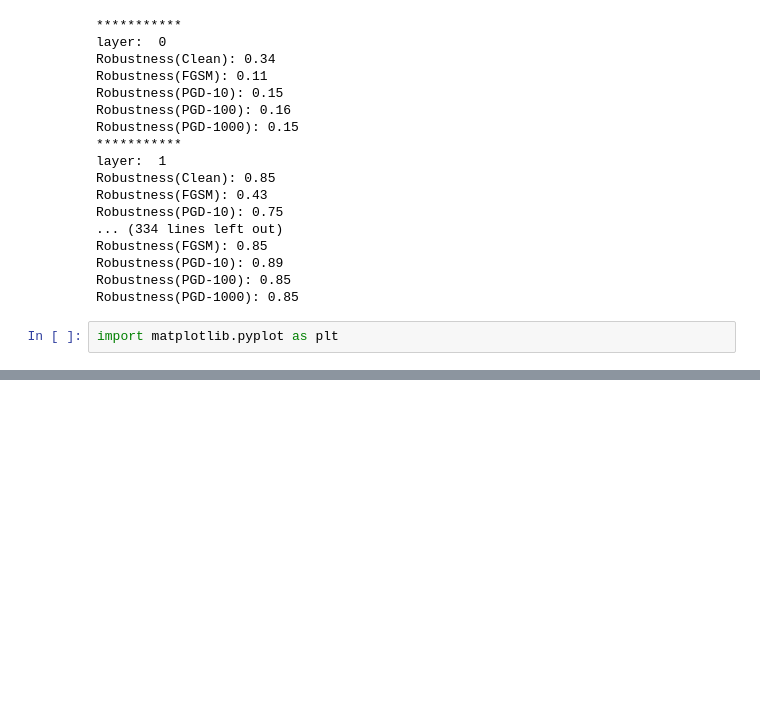
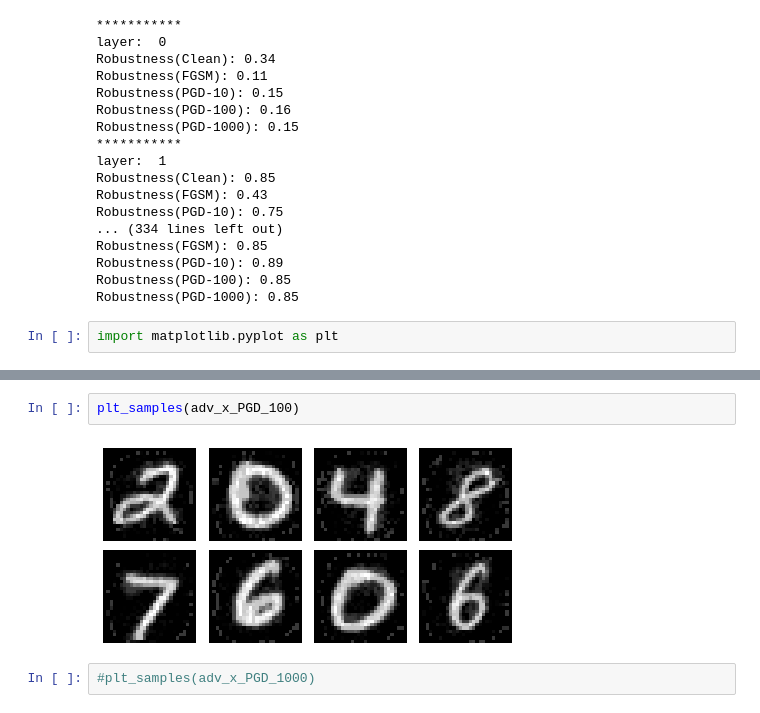
Before and after one commit to jacsaddict/ntk-adversarial-attack, a Jupyter notebook: adversarial-attack-col-wise-mnist-dense.ipynb, the cells around one changed output, grey strips where cells are left out. Drawn from its saved outputs; the diff is of its cells as text; blank space fills up the shorter version.

```diff
--- a/adversarial-attack-col-wise-mnist-dense.ipynb
+++ b/adversarial-attack-col-wise-mnist-dense.ipynb
@@ -644,3 +661,9 @@ plt.imshow(adv_x_PGD_1000[1].reshape((28, 28)), cmap='gray', vmin=0, vmax=1)
+# %%
+plt_samples(adv_x_PGD_100)
+# %% [output]
+[figure, added]
+# %%
+#plt_samples(adv_x_PGD_1000)
 # %%
 t = None
 c = np.zeros((1, train_size)) + 0.00387526
```
Also changed, not shown: parts of 37 cells of this notebook, 2 other files.
